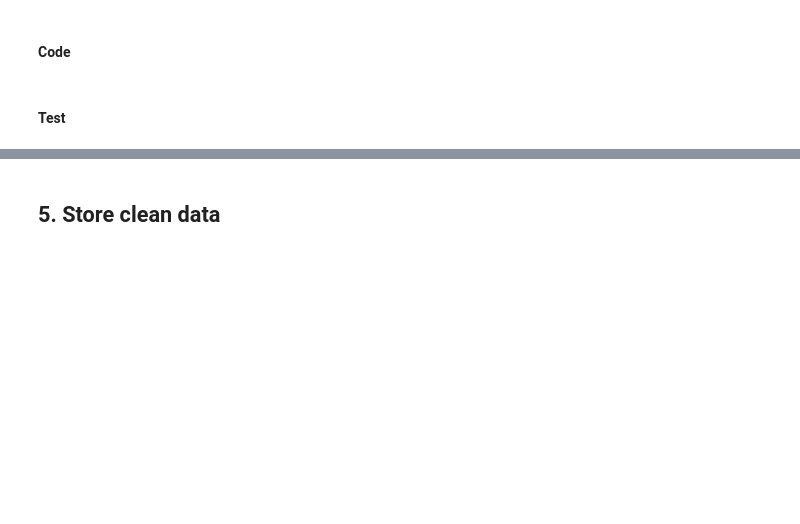
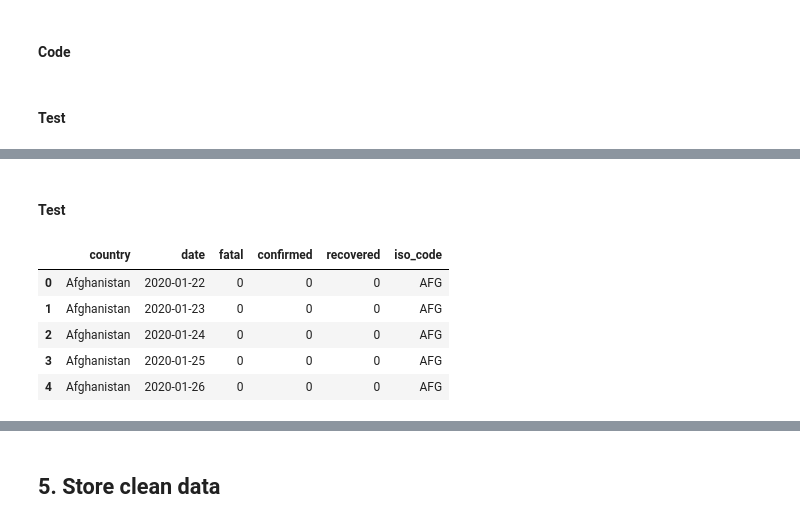
Before and after one commit to AtulSingh-Emyre/AnalysisCovid19, a Jupyter notebook: gather_clean_Covid19.ipynb, the cells around one changed output, grey strips where cells are left out. Saved outputs shown, nothing was run; the diff lists cells and outputs as text; code cells hidden in the pictures; blank space fills up the shorter version.

```diff
--- a/gather_clean_Covid19.ipynb
+++ b/gather_clean_Covid19.ipynb
@@ -515,8 +519,8 @@ assert df_OWID_Countries_clean.country.any()
 # %% [markdown]
 #### Code:
 # %%
-df_OWID_Countries = df_OWID_Covid_clean.copy()
-df_OWID_Countries.drop([ 'date',
+df_OWID_Covid_clean = df_OWID_Covid_clean.copy()
+df_OWID_Covid_clean.drop([ 'date',
                          'total_cases',
                          'new_cases',
                          'total_deaths',
@@ -533,7 +537,7 @@ df_OWID_Countries.drop([ 'date',
                          'cvd_death_rate',
                          'handwashing_facilities',
                          'extreme_poverty'], axis=1, inplace=True)
-df_OWID_Countries = df_OWID_Countries.drop_duplicates()
+df_OWID_Covid_clean = df_OWID_Covid_clean.drop_duplicates()
 # %% [markdown]
 #### Test:
 # %%
@@ -809,7 +817,6 @@ countries =['Afghanistan',
              'Iceland',
              'India',
              'Indonesia',
-             'International',
              'Iran',
              'Iraq',
              'Ireland',
@@ -1074,0 +1247,4 @@ list(df_OWID_Testing_clean)
+# %%
+# covid cases timeline
+iso_code = df_OWID_Covid_clean[['country', 'iso_code']].copy()
+df_covidCases_Timeline = pd.merge(df_covid, iso_code, on=['country'])
@@ -1074,0 +1271,11 @@ list(df_OWID_Testing_clean)
+# %% [markdown]
+#### Test
+# %%
+df_covidCases_Timeline.head()
+# %% [output]
+|  | country | date | fatal | confirmed | recovered | iso_code |
+| 0 | Afghanistan | 2020-01-22 | 0 | 0 | 0 | AFG |
+| 1 | Afghanistan | 2020-01-23 | 0 | 0 | 0 | AFG |
+| 2 | Afghanistan | 2020-01-24 | 0 | 0 | 0 | AFG |
+| 3 | Afghanistan | 2020-01-25 | 0 | 0 | 0 | AFG |
+| 4 | Afghanistan | 2020-01-26 | 0 | 0 | 0 | AFG |
```
Also changed, not shown: parts of 65 cells of this notebook, 4 other files.
